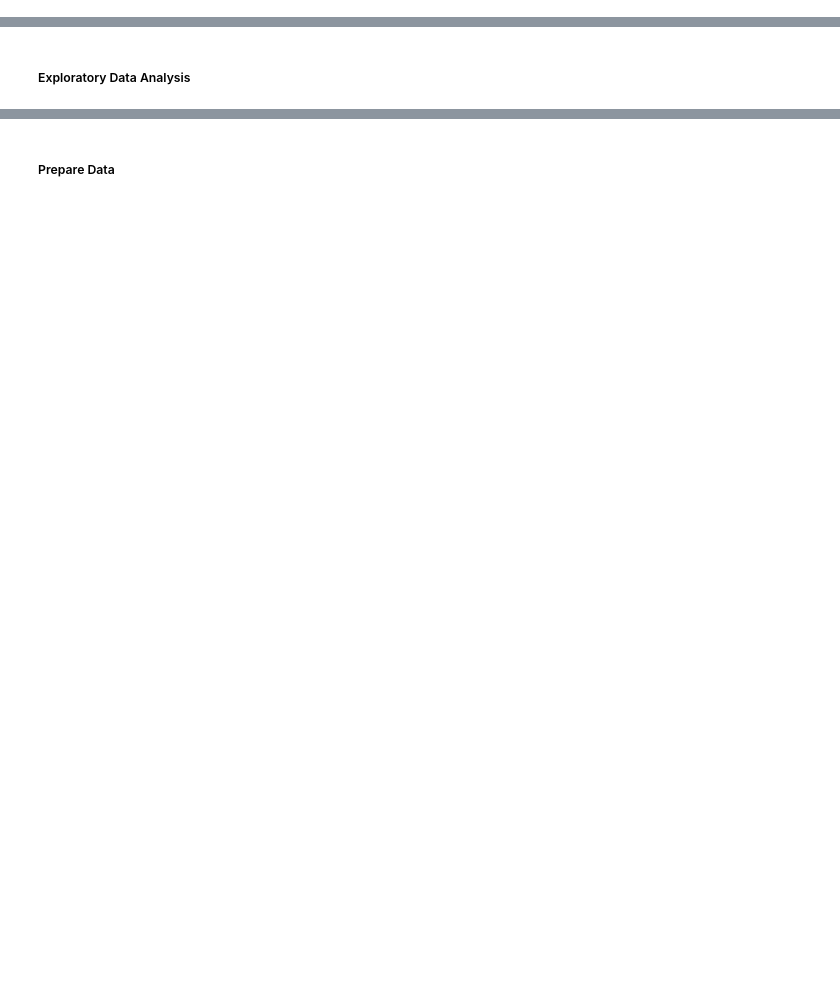
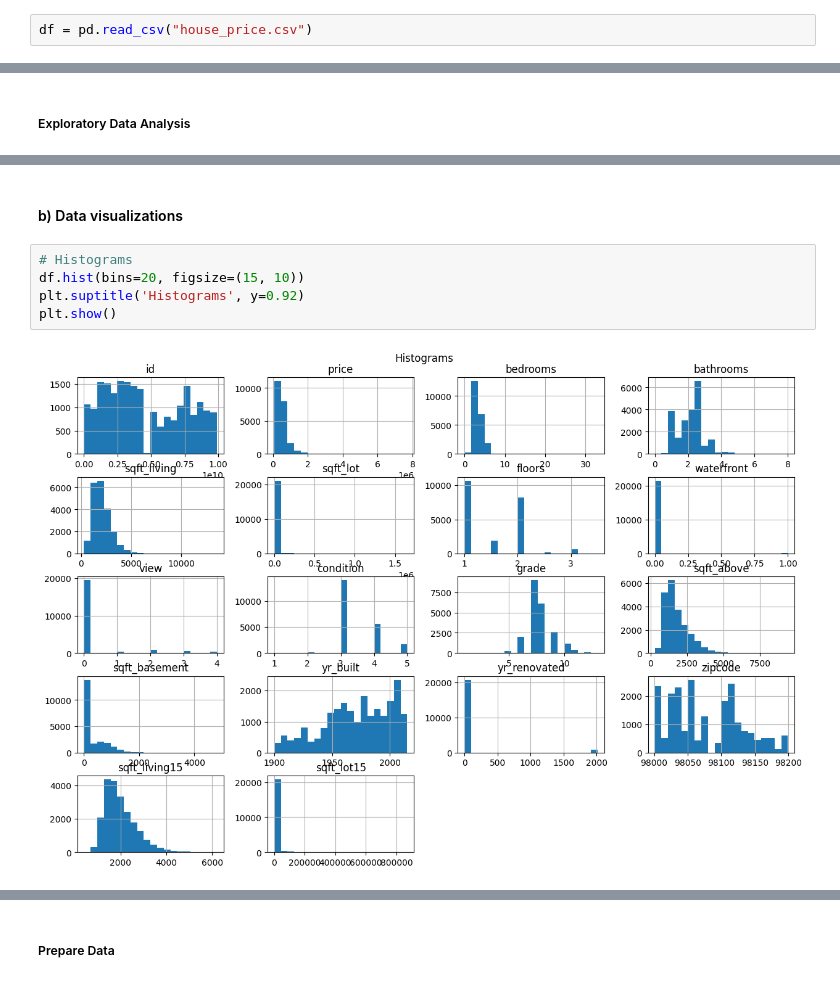
Before and after one commit to akshay-bharadva/dc-aidi, a Jupyter notebook: AIDI-1002-FINAL-PROJECT.ipynb, the cells around one changed output, grey strips where cells are left out. Saved outputs shown, nothing was run; the diff lists cells and outputs as text; blank space fills up the shorter version.

```diff
--- a/AIDI-1002-FINAL-PROJECT.ipynb
+++ b/AIDI-1002-FINAL-PROJECT.ipynb
@@ -11,2 +27,4 @@
 # %% [markdown]
 ##### Load dataset
+# %%
+df = pd.read_csv("house_price.csv")
@@ -17,0 +56,9 @@
+# %% [markdown]
+#### b) Data visualizations
+# %%
+# Histograms
+df.hist(bins=20, figsize=(15, 10))
+plt.suptitle('Histograms', y=0.92)
+plt.show()
+# %% [output]
+[figure, added]
```
Also changed, not shown: parts of 36 cells of this notebook.
